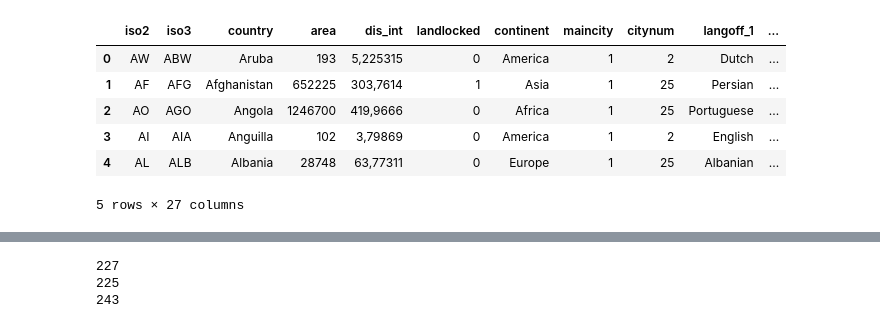
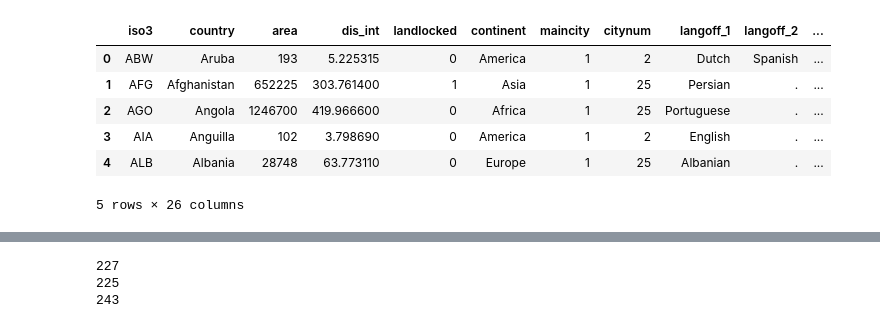
Before and after one commit to SaraR-1/Immigration, a Jupyter notebook: Country Name Coherence.ipynb, the cells around one changed output, grey strips where cells are left out. Drawn from its saved outputs; the diff is of its cells as text; code cells hidden in the pictures.

```diff
--- a/Country Name Coherence.ipynb
+++ b/Country Name Coherence.ipynb
@@ -32,19 +32,15 @@ unesco_education.head()
-# %%
-# country specific table
-geo_info = pd.read_table("Data/cepii_geo_info.tsv", sep = "\t")
-geo_info = geo_info[['iso2', 'iso3', 'country', 'area', 'dis_int', 'landlocked', 'continent', 'maincity', 'citynum',
-                     'langoff_1', 'langoff_2', 'langoff_3', 'lang20_1', 'lang20_2', 'lang20_3', 'lang20_4', 'lang9_1',
-                     'lang9_2', 'lang9_3', 'lang9_4', 'colonizer1', 'colonizer2', 'colonizer3','colonizer4',
-                     'short_colonizer1', 'short_colonizer2','short_colonizer3']]
-geo_info.head()
-# %% [output]
-|  | iso2 | iso3 | country | area | dis_int | landlocked | continent | maincity | citynum | langoff_1 | ... |
-| 0 | AW | ABW | Aruba | 193 | 5,225315 | 0 | America | 1 | 2 | Dutch | ... |
-| 1 | AF | AFG | Afghanistan | 652225 | 303,7614 | 1 | Asia | 1 | 25 | Persian | ... |
-| 2 | AO | AGO | Angola | 1246700 | 419,9666 | 0 | Africa | 1 | 25 | Portuguese | ... |
-| 3 | AI | AIA | Anguilla | 102 | 3,79869 | 0 | America | 1 | 2 | English | ... |
-| 4 | AL | ALB | Albania | 28748 | 63,77311 | 0 | Europe | 1 | 25 | Albanian | ... |
-5 rows × 27 columns
+# %%
+# country specific table
+geo_info = pd.read_table("Data/cepii_geo_info_norm.csv", sep = "\t")
+geo_info.head()
+# %% [output]
+|  | iso3 | country | area | dis_int | landlocked | continent | maincity | citynum | langoff_1 | langoff_2 | ... |
+| 0 | ABW | Aruba | 193 | 5.225315 | 0 | America | 1 | 2 | Dutch | Spanish | ... |
+| 1 | AFG | Afghanistan | 652225 | 303.761400 | 1 | Asia | 1 | 25 | Persian | . | ... |
+| 2 | AGO | Angola | 1246700 | 419.966600 | 0 | Africa | 1 | 25 | Portuguese | . | ... |
+| 3 | AIA | Anguilla | 102 | 3.798690 | 0 | America | 1 | 2 | English | . | ... |
+| 4 | ALB | Albania | 28748 | 63.773110 | 0 | Europe | 1 | 25 | Albanian | . | ... |
+5 rows × 26 columns
 # %%
 # pair of countries distances table
 geo_dist = pd.read_table("Data/cepii_geo_dist.tsv", sep = "\t", na_values = {"distw": '.', "distwces": '.'})
```
Also changed, not shown: parts of 23 cells of this notebook, 3 other files.
